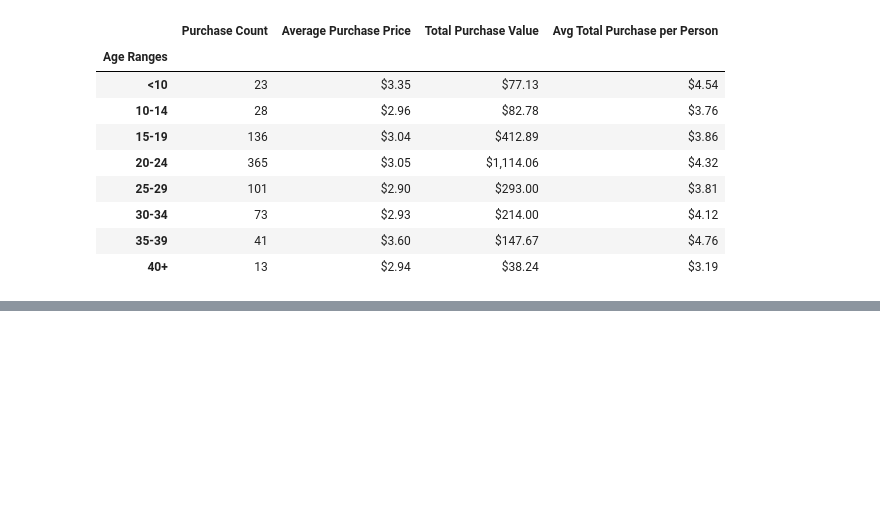
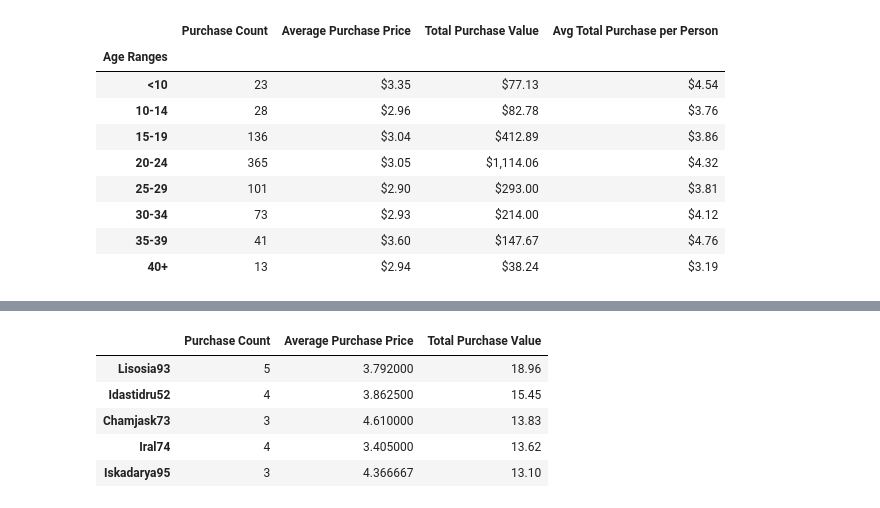
Before and after one commit to JonWeber0328/Pandas-Challenge, a Jupyter notebook: HeroesOfPymoli/HeroesOfPymoli.ipynb, the cells around one changed output, grey strips where cells are left out. Saved outputs shown, nothing was run; the diff lists cells and outputs as text; code cells hidden in the pictures; blank space fills up the shorter version.

```diff
--- a/HeroesOfPymoli/HeroesOfPymoli.ipynb
+++ b/HeroesOfPymoli/HeroesOfPymoli.ipynb
@@ -222,0 +258,4 @@ pur_summary.style.set_properties(**{'text-align': 'left'})
+# %%
+# Calculate the purchase count for the top spenders
+top_count = top_spenders_df["SN"].value_counts()
+top_count
@@ -222,0 +275,5 @@ pur_summary.style.set_properties(**{'text-align': 'left'})
+# %%
+# Calculate the purchase count for the top spend
+top = top_spenders_df.groupby(["SN"])
+top = top["Price"].sum()
+top
@@ -222,0 +294,4 @@ pur_summary.style.set_properties(**{'text-align': 'left'})
+# %%
+# Calculate top average purchase prices
+top_avg = top / top_count
+top_avg
@@ -222,0 +311,13 @@ pur_summary.style.set_properties(**{'text-align': 'left'})
+# %%
+# Create the summary table
+top_summary = pd.DataFrame({"Purchase Count": top_count, "Average Purchase Price": top_avg,
+                            "Total Purchase Value": top})
+top_summary = top_summary.sort_values(["Total Purchase Value"], ascending=False)
+top_summary.head(5)
+# %% [output]
+|  | Purchase Count | Average Purchase Price | Total Purchase Value |
+| Lisosia93 | 5 | 3.792000 | 18.96 |
+| Idastidru52 | 4 | 3.862500 | 15.45 |
+| Chamjask73 | 3 | 4.610000 | 13.83 |
+| Iral74 | 4 | 3.405000 | 13.62 |
+| Iskadarya95 | 3 | 4.366667 | 13.10 |
```
Also changed, not shown: parts of 6 cells of this notebook.
